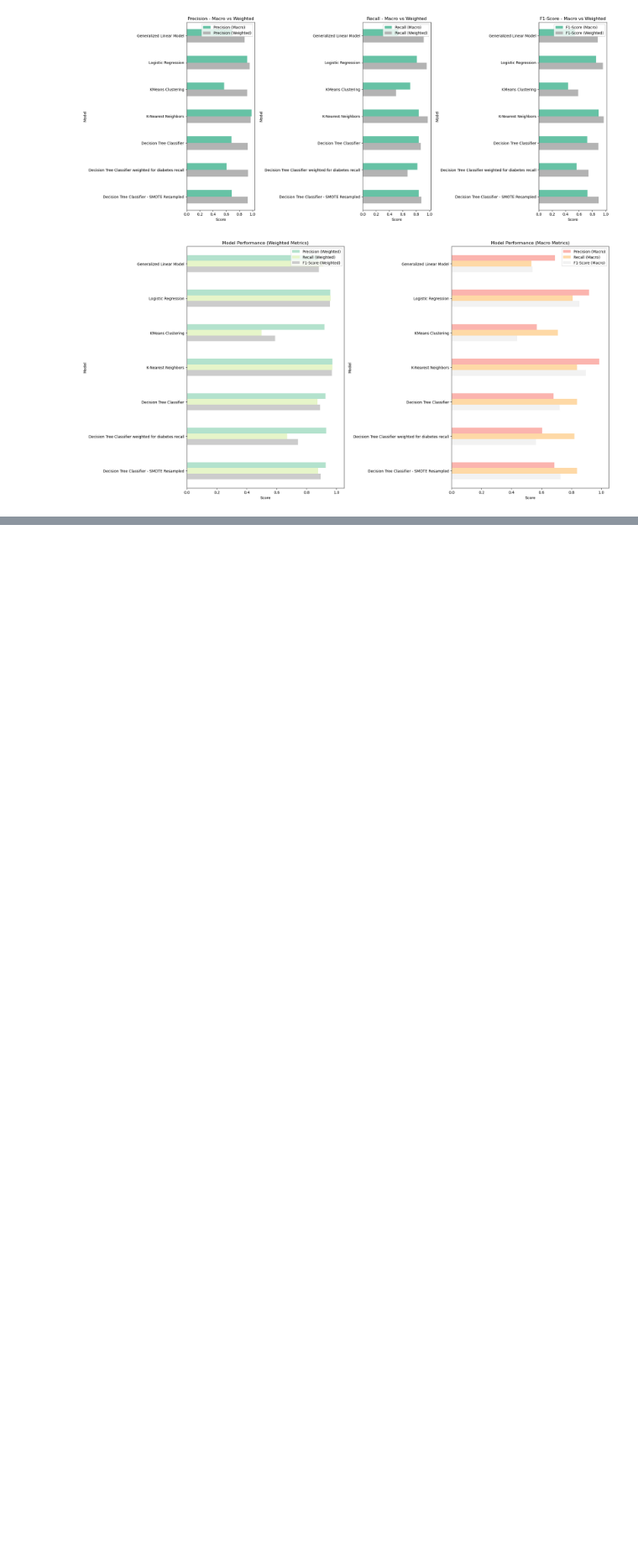
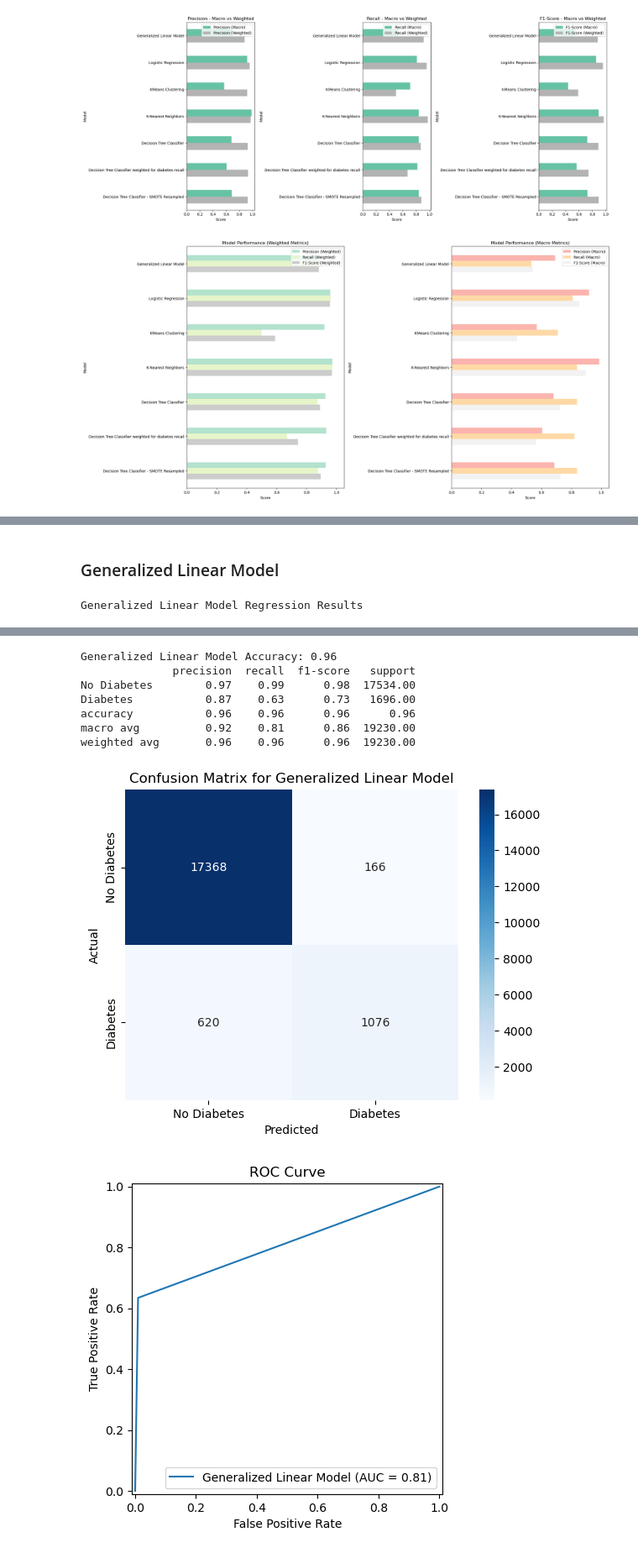
Before and after one commit to pwoosam/aai-500-diabetes-prediction, a Jupyter notebook: notebooks/ModelAnalysis.ipynb, the cells around one changed output, grey strips where cells are left out. Shown at 84% size. Saved outputs shown, nothing was run; the diff lists cells and outputs as text; code cells hidden in the pictures; blank space fills up the shorter version.

Commit message:
Updated the file with the formal feature selection

```diff
--- a/notebooks/ModelAnalysis.ipynb
+++ b/notebooks/ModelAnalysis.ipynb
@@ -537,0 +604,13 @@ ma.overAllMetricsPlot()
+# %%
+fmc = FormalModelComparision()
+fmc.selectTopFeatures()
+features = fmc.features[list(fmc.topFeatures)]
+labels = fmc.labels
+
+features = features.copy()
+features['gender_Female'] = features['gender_Female'].map({True:1, False:0})
+features['gender_Male'] = features['gender_Male'].map({True:1, False:0})
+features['gender_Other'] = features['gender_Other'].map({True:1, False:0})
+
+
+x_train, x_test, y_train, y_test = train_test_split(features, labels, test_size=0.2, random_state=42, stratify=labels)
@@ -537,0 +628,15 @@ ma.overAllMetricsPlot()
+# %% [markdown]
+### Generalized Linear Model
+# %%
+formal_glm = Model("Generalized Linear Model", x_train=x_train, x_test=x_test, y_train=y_train, y_test=y_test)
+
+fitResponse = sm.GLM(formal_glm.y_train, formal_glm.x_train, family=sm.families.Binomial()).fit()
+display(fitResponse.summary())
+formal_glm.predict(fitResponse.predict)
+formal_glm.y_modelPredict = formal_glm.y_modelPredict > 0.5
+formal_glm.y_prob = formal_glm.y_modelPredict
+formal_glm.report_model_performance()
+formal_glm.rocCurve()
+formal_glm.precisionRecallCurve()
+# %% [output]
+Generalized Linear Model Regression Results
@@ -537,0 +662,9 @@ ma.overAllMetricsPlot()
+Generalized Linear Model Accuracy: 0.96
+              precision  recall  f1-score   support
+No Diabetes        0.97    0.99      0.98  17534.00
+Diabetes           0.87    0.63      0.73   1696.00
+accuracy           0.96    0.96      0.96      0.96
+macro avg          0.92    0.81      0.86  19230.00
+weighted avg       0.96    0.96      0.96  19230.00
+[figure, added]
+[figure, added]
```
Also changed, not shown: parts of 27 cells of this notebook.
